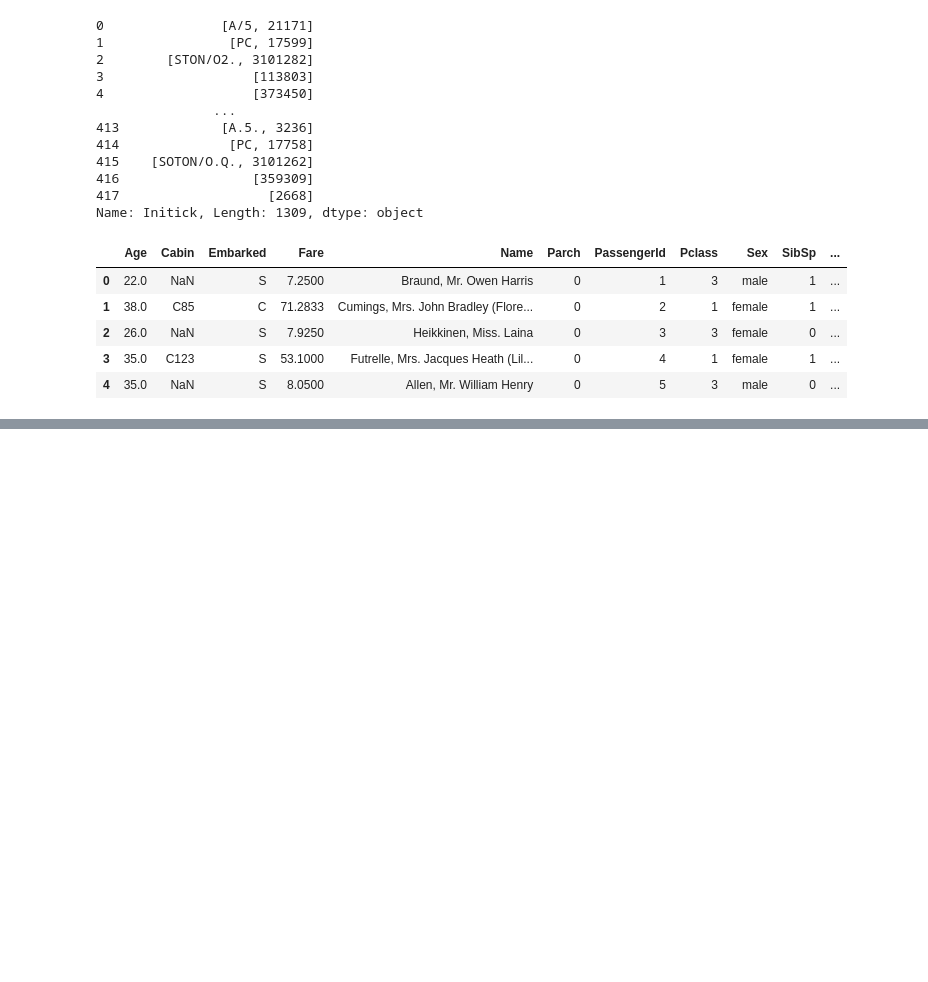
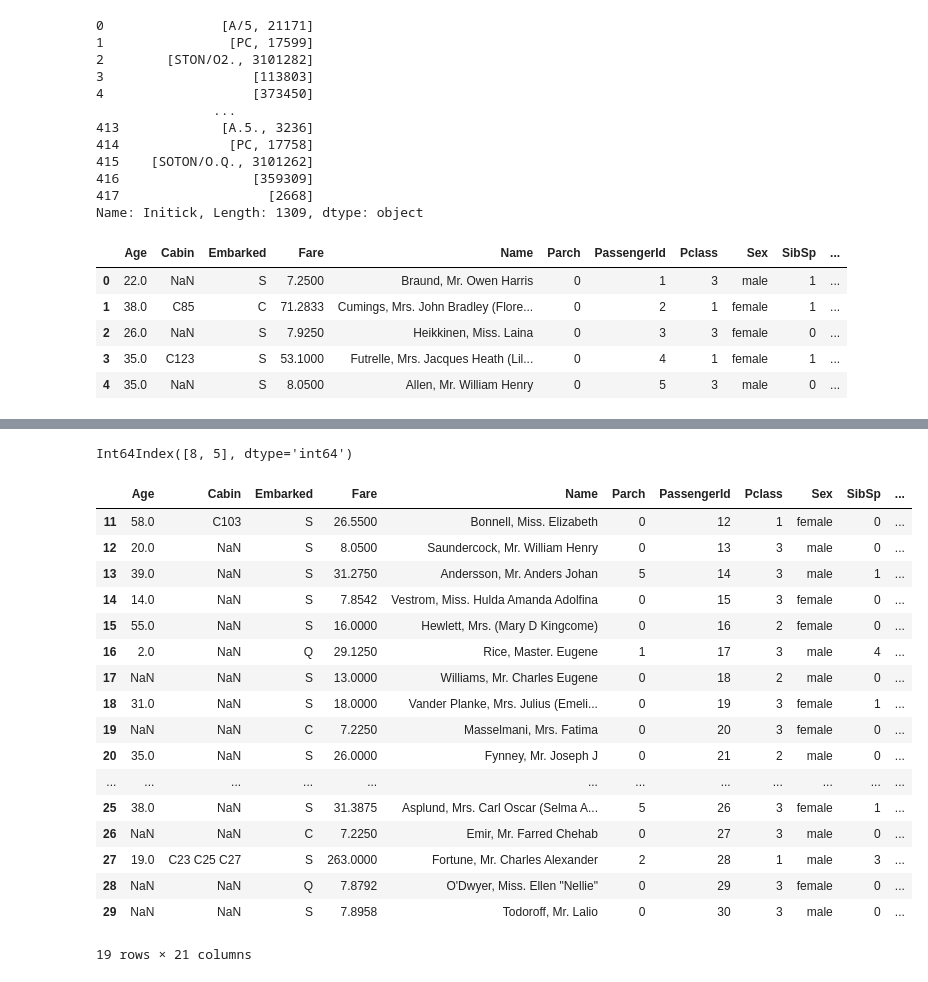
Before and after one commit to HeeSeok-Kwon/Python_study, a Jupyter notebook: DSC/20210407.ipynb, the cells around one changed output, grey strips where cells are left out. Saved outputs shown, nothing was run; the diff lists cells and outputs as text; code cells hidden in the pictures; blank space fills up the shorter version.

```diff
--- a/DSC/20210407.ipynb
+++ b/DSC/20210407.ipynb
@@ -739,0 +839,33 @@ data.head()
+# %%
+threshold = 0.015
+small_categories = frequencies[frequencies < threshold].index
+small_categories
+# %% [output]
+Int64Index([8, 5], dtype='int64')
+# %%
+data['NewSibSp'] = 5
+data.loc[(data.SibSp.values == 0), 'NewSibSp'] = 0
+data.loc[(data.SibSp.values == 1), 'NewSibSp'] = 1
+data.loc[(data.SibSp.values == 2), 'NewSibSp'] = 2
+data.loc[(data.SibSp.values == 3), 'NewSibSp'] = 3
+data.loc[(data.SibSp.values == 4), 'NewSibSp'] = 4
+data[11:30]
+# %% [output]
+|  | Age | Cabin | Embarked | Fare | Name | Parch | PassengerId | Pclass | Sex | SibSp | ... |
+| 11 | 58.0 | C103 | S | 26.5500 | Bonnell, Miss. Elizabeth | 0 | 12 | 1 | female | 0 | ... |
+| 12 | 20.0 | NaN | S | 8.0500 | Saundercock, Mr. William Henry | 0 | 13 | 3 | male | 0 | ... |
+| 13 | 39.0 | NaN | S | 31.2750 | Andersson, Mr. Anders Johan | 5 | 14 | 3 | male | 1 | ... |
+| 14 | 14.0 | NaN | S | 7.8542 | Vestrom, Miss. Hulda Amanda Adolfina | 0 | 15 | 3 | female | 0 | ... |
+| 15 | 55.0 | NaN | S | 16.0000 | Hewlett, Mrs. (Mary D Kingcome) | 0 | 16 | 2 | female | 0 | ... |
+| 16 | 2.0 | NaN | Q | 29.1250 | Rice, Master. Eugene | 1 | 17 | 3 | male | 4 | ... |
+| 17 | NaN | NaN | S | 13.0000 | Williams, Mr. Charles Eugene | 0 | 18 | 2 | male | 0 | ... |
+| 18 | 31.0 | NaN | S | 18.0000 | Vander Planke, Mrs. Julius (Emeli... | 0 | 19 | 3 | female | 1 | ... |
+| 19 | NaN | NaN | C | 7.2250 | Masselmani, Mrs. Fatima | 0 | 20 | 3 | female | 0 | ... |
+| 20 | 35.0 | NaN | S | 26.0000 | Fynney, Mr. Joseph J | 0 | 21 | 2 | male | 0 | ... |
+| ... | ... | ... | ... | ... | ... | ... | ... | ... | ... | ... | ... |
+| 25 | 38.0 | NaN | S | 31.3875 | Asplund, Mrs. Carl Oscar (Selma A... | 5 | 26 | 3 | female | 1 | ... |
+| 26 | NaN | NaN | C | 7.2250 | Emir, Mr. Farred Chehab | 0 | 27 | 3 | male | 0 | ... |
+| 27 | 19.0 | C23 C25 C27 | S | 263.0000 | Fortune, Mr. Charles Alexander | 2 | 28 | 1 | male | 3 | ... |
+| 28 | NaN | NaN | Q | 7.8792 | O'Dwyer, Miss. Ellen "Nellie" | 0 | 29 | 3 | female | 0 | ... |
+| 29 | NaN | NaN | S | 7.8958 | Todoroff, Mr. Lalio | 0 | 30 | 3 | male | 0 | ... |
+19 rows × 21 columns
```
Also changed, not shown: parts of 43 cells of this notebook.
